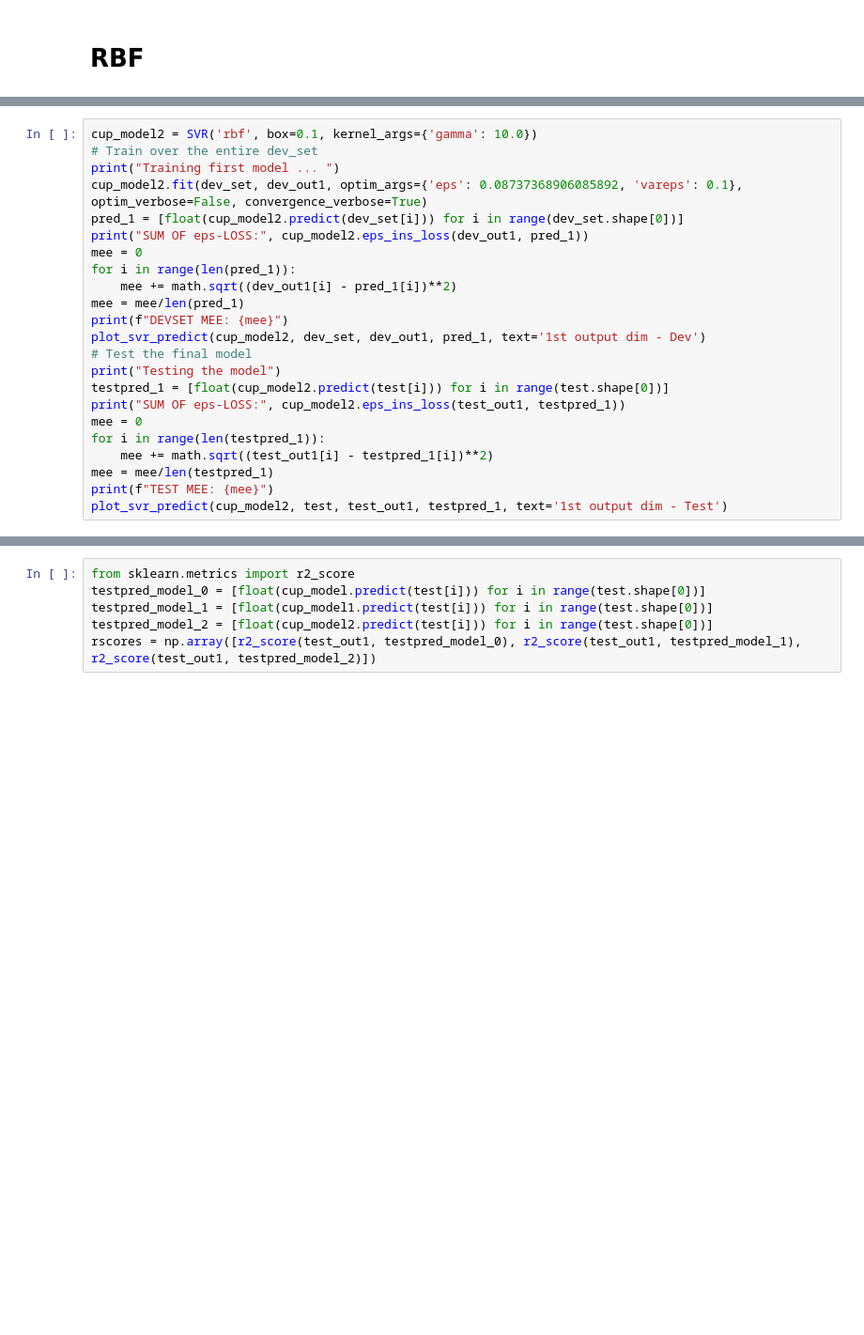
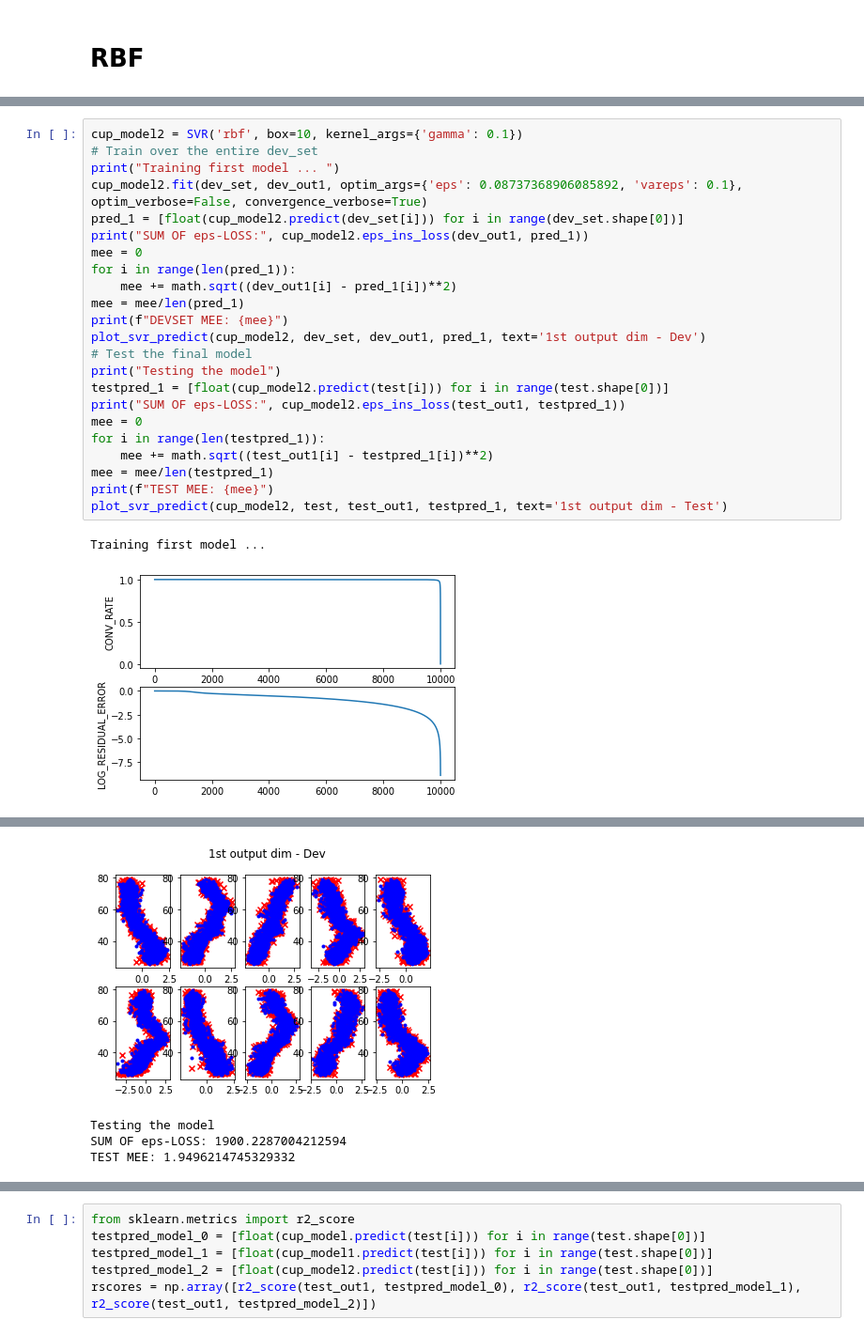
Before and after one commit to EliaPiccoli/ML-CM-Project, a Jupyter notebook: cm_scripts/test_one_notebook.ipynb, the cells around one changed output, grey strips where cells are left out. Shown at 94% size. Drawn from its saved outputs; the diff is of its cells as text; blank space fills up the shorter version.

Commit message:
executed test - for better understanding while discussing

```diff
--- a/cm_scripts/test_one_notebook.ipynb
+++ b/cm_scripts/test_one_notebook.ipynb
@@ -416,23 +547,26 @@ plot_svr_predict(cup_model1, test, test_out1, testpred_1, text='1st output dim -
 # %%
-cup_model2 = SVR('rbf', box=0.1, kernel_args={'gamma': 10.0})
+cup_model2 = SVR('rbf', box=10, kernel_args={'gamma': 0.1})
 # Train over the entire dev_set
 print("Training first model ... ")
 cup_model2.fit(dev_set, dev_out1, optim_args={'eps': 0.08737368906085892, 'vareps': 0.1}, optim_verbose=False, convergence_verbose=True)
 pred_1 = [float(cup_model2.predict(dev_set[i])) for i in range(dev_set.shape[0])]
 print("SUM OF eps-LOSS:", cup_model2.eps_ins_loss(dev_out1, pred_1))
 mee = 0
 for i in range(len(pred_1)):
     mee += math.sqrt((dev_out1[i] - pred_1[i])**2)
 mee = mee/len(pred_1)
 print(f"DEVSET MEE: {mee}")
 plot_svr_predict(cup_model2, dev_set, dev_out1, pred_1, text='1st output dim - Dev')
 # Test the final model
 print("Testing the model")
 testpred_1 = [float(cup_model2.predict(test[i])) for i in range(test.shape[0])]
 print("SUM OF eps-LOSS:", cup_model2.eps_ins_loss(test_out1, testpred_1))
 mee = 0
 for i in range(len(testpred_1)):
     mee += math.sqrt((test_out1[i] - testpred_1[i])**2)
 mee = mee/len(testpred_1)
 print(f"TEST MEE: {mee}")
 plot_svr_predict(cup_model2, test, test_out1, testpred_1, text='1st output dim - Test')
+# %% [output]
+Training first model ...
+[figure, added]
@@ -438,0 +575,4 @@ plot_svr_predict(cup_model2, test, test_out1, testpred_1, text='1st output dim -
+[figure, added]
+Testing the model
+SUM OF eps-LOSS: 1900.2287004212594
+TEST MEE: 1.9496214745329332
```
Also changed, not shown: parts of 20 cells of this notebook.
